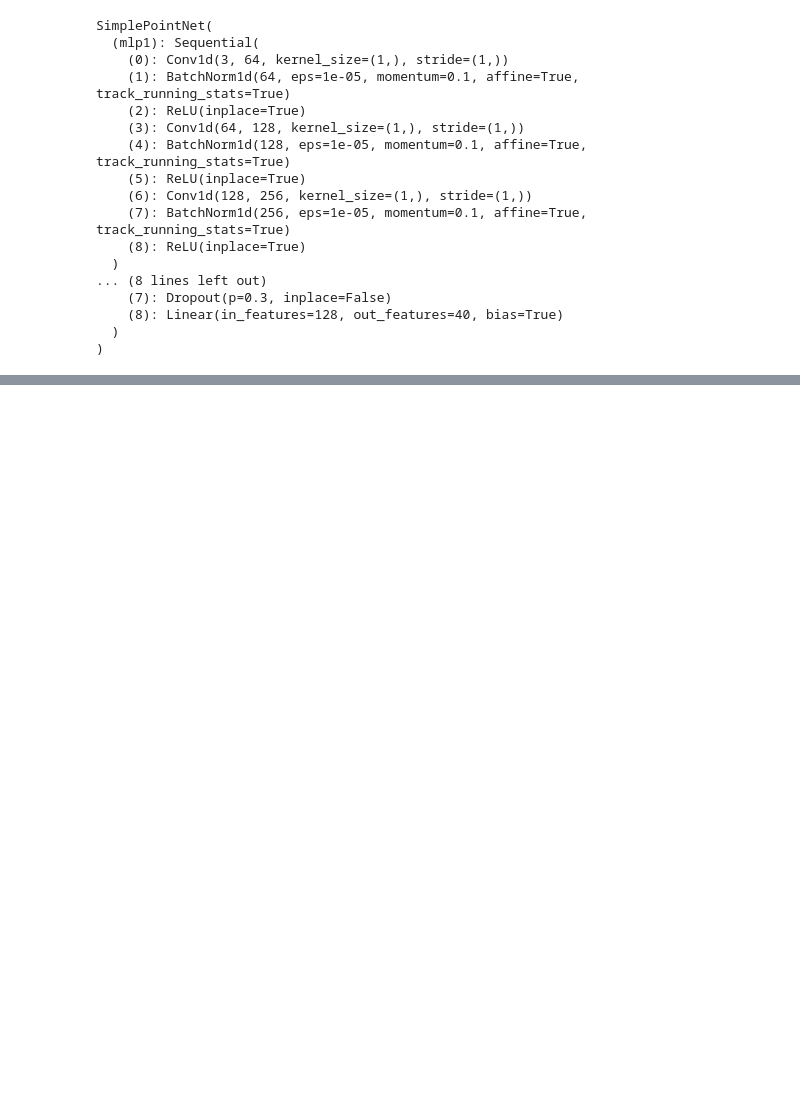
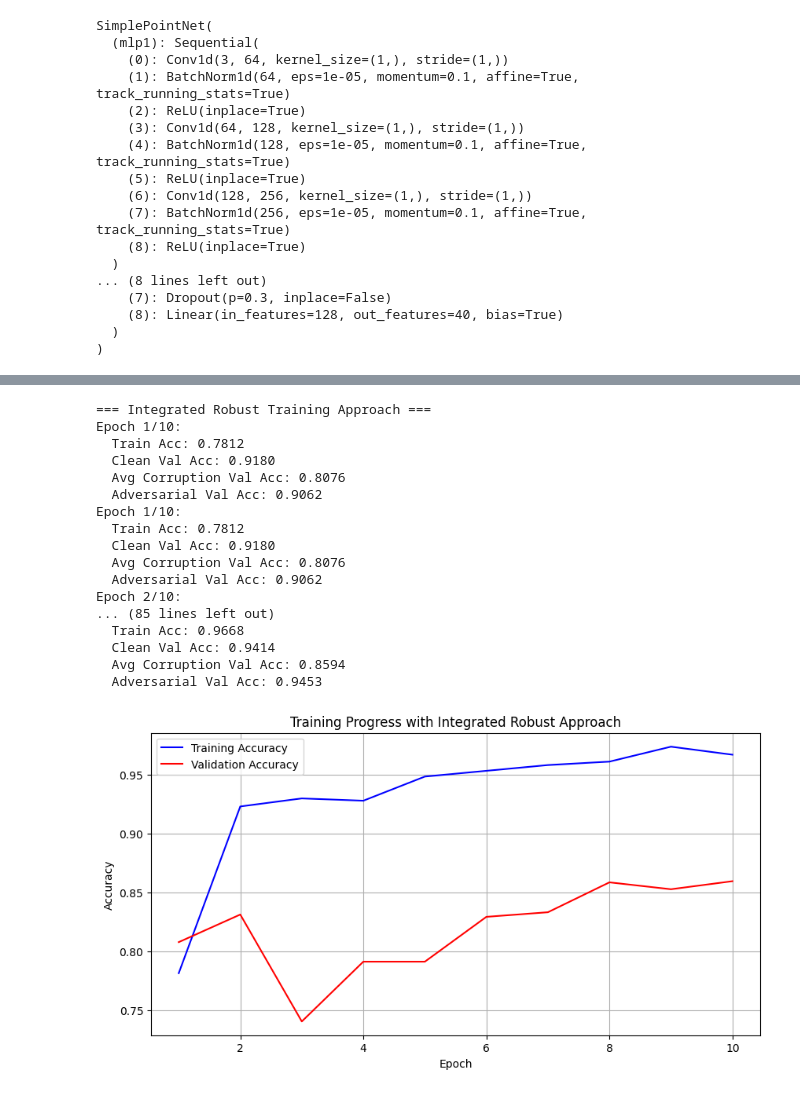
Before and after one commit to saifaldin14/3DResearch, a Jupyter notebook: newproject.ipynb, the cells around one changed output, grey strips where cells are left out. Cells and saved outputs as stored; diff of their text form; code cells hidden in the pictures; blank space fills up the shorter version.

```diff
--- a/newproject.ipynb
+++ b/newproject.ipynb
@@ -875,0 +1024,22 @@ run_tta()
+# %%
+# Run the integrated approach with all patches applied together
+robust_model = run_integrated_approach(num_epochs=10)
+# %% [output]
+=== Integrated Robust Training Approach ===
+Epoch 1/10:
+  Train Acc: 0.7812
+  Clean Val Acc: 0.9180
+  Avg Corruption Val Acc: 0.8076
+  Adversarial Val Acc: 0.9062
+Epoch 1/10:
+  Train Acc: 0.7812
+  Clean Val Acc: 0.9180
+  Avg Corruption Val Acc: 0.8076
+  Adversarial Val Acc: 0.9062
+Epoch 2/10:
+... (85 lines left out)
+  Train Acc: 0.9668
+  Clean Val Acc: 0.9414
+  Avg Corruption Val Acc: 0.8594
+  Adversarial Val Acc: 0.9453
+[figure, added]
```
Also changed, not shown: parts of 4 cells of this notebook.
